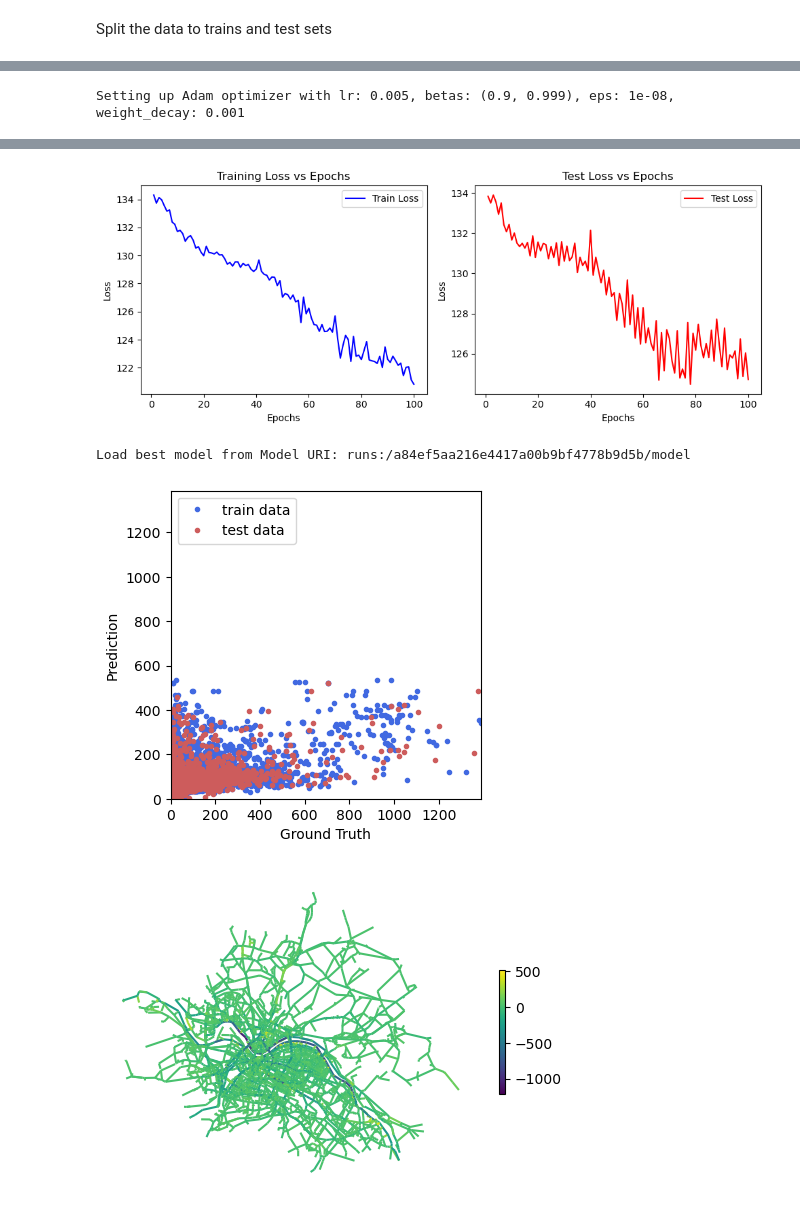
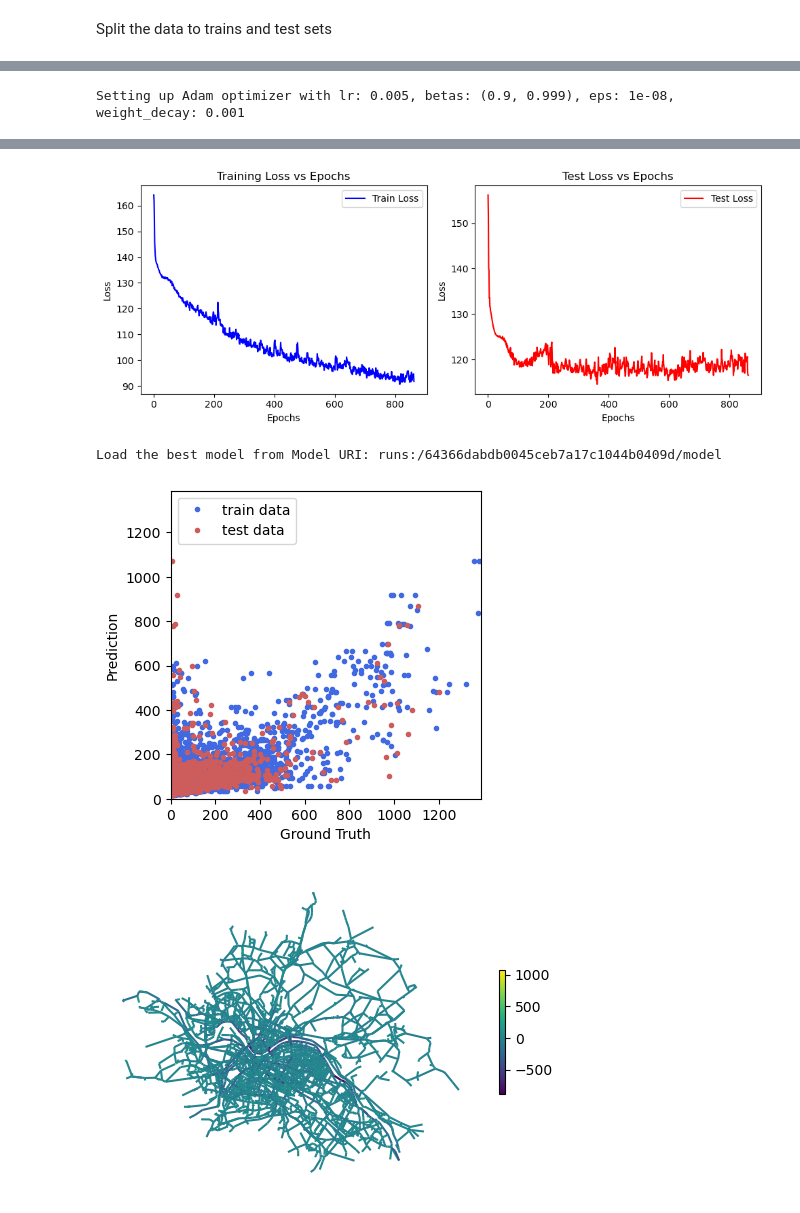
Before and after one commit to Wen-ChuangChou/Predict-Bike-Traffic, a Jupyter notebook: train.ipynb, the cells around one changed output, grey strips where cells are left out. Drawn from its saved outputs; the diff is of its cells as text; code cells hidden in the pictures.

```diff
--- a/train.ipynb
+++ b/train.ipynb
@@ -198,7 +198,7 @@ class GAT(torch.nn.Module):
         self.dropout = dropout
         # GNN layers
         self.convs = torch.nn.ModuleList()
-        self.convs.append(GATConv(num_features, hidden_channels,
+        self.convs.append(GATv2Conv(num_features, hidden_channels,
                                   heads))  # First layer
 
         for _ in range(1, num_layers - 1):  # Middle layers
@@ -420,7 +420,7 @@ def animation():
 max_epoch = 2000
 best_test_loss = float('inf')  # Set to infinity initially
 patience_counter = 0
-early_stopping_patience = 300  # Number of epochs with no improvement to wait before stopping
+early_stopping_patience = 500  # Number of epochs with no improvement to wait before stopping
 log_after_epochs = 50  # Start logging the model only after this number of epochs
 animatiing_results = False
 
@@ -519,7 +519,7 @@ with mlflow.start_run() as run:
                     # and the current Python environment appear,
                     # consider creating a suitable requirements.txt
                     mlflow.pytorch.log_model(model, "model",
-                                             pip_requirements="requirements_local.txt",
+                                             pip_requirements="requirements.txt",
                                              signature=SIGNATURE)  # Log the best model
                     print(f"Model logged at epoch {epoch} with test loss: {test_loss:.4f}")
             else:
@@ -656,4 +654,4 @@ Model logged at epoch 77 with test loss: 124.4743
-[figure, old version]
+[figure, new version]
-Load best model from Model URI: runs:/a84ef5aa216e4417a00b9bf4778b9d5b/model
+Load the best model from Model URI: runs:/64366dabdb0045ceb7a17c1044b0409d/model
-[figure, old version]
+[figure, new version]
-[figure, old version]
+[figure, new version]
```
Also changed, not shown: parts of 4 cells of this notebook.
